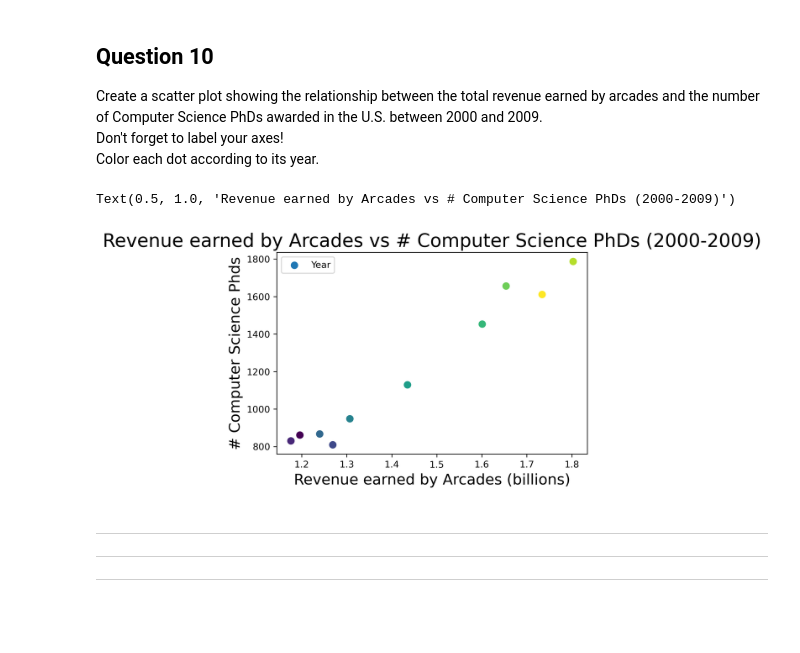
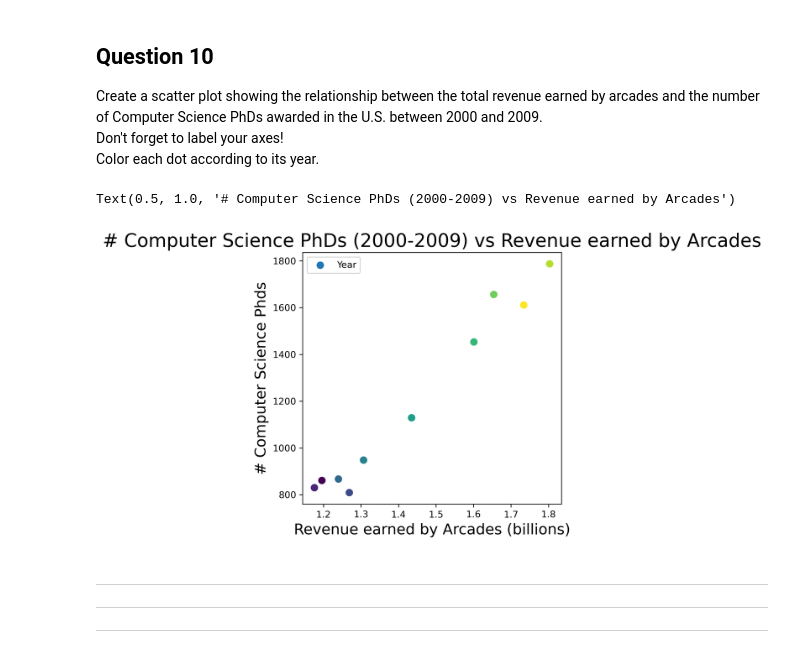
Before and after one commit to HSD-BDAT/HarmilapSingh.Dhaliwal.BDAT1004PS03, a Jupyter notebook: PS_03.ipynb, the cells around one changed output. Cells and saved outputs as stored; diff of their text form; code cells hidden in the pictures; blank space fills up the shorter version.

```diff
--- a/PS_03.ipynb
+++ b/PS_03.ipynb
@@ -928,23 +981,23 @@ Color each dot according to its year.
 # %%
 import matplotlib.pyplot as plt
 import numpy as np
 
 import pandas as pd
 arcade = pd.read_csv('input/arcade-revenue-vs-cs-doctorates.csv')
 
 plt.rcParams['figure.dpi'] = 300
 
 fig, ax = plt.subplots()
 ax.scatter(arcade['Total Arcade Revenue (billions)'], arcade['Computer Science Doctorates Awarded (US)'],
            label = 'Year', linewidth = 2, c = arcade.Year)
 
 plt.xlabel('Revenue earned by Arcades (billions)', size = 16)
 plt.ylabel('# Computer Science Phds', size = 16)
 ax.legend()
-ax.set_title('Revenue earned by Arcades vs # Computer Science PhDs (2000-2009)', size = 20)
+ax.set_title('# Computer Science PhDs (2000-2009) vs Revenue earned by Arcades', size = 20)
 # %% [output]
-Text(0.5, 1.0, 'Revenue earned by Arcades vs # Computer Science PhDs (2000-2009)')
+Text(0.5, 1.0, '# Computer Science PhDs (2000-2009) vs Revenue earned by Arcades')
-[figure, old version]
+[figure, new version]
 # %% [markdown]
 ---
 ---
```
Also changed, not shown: parts of 34 cells of this notebook.
